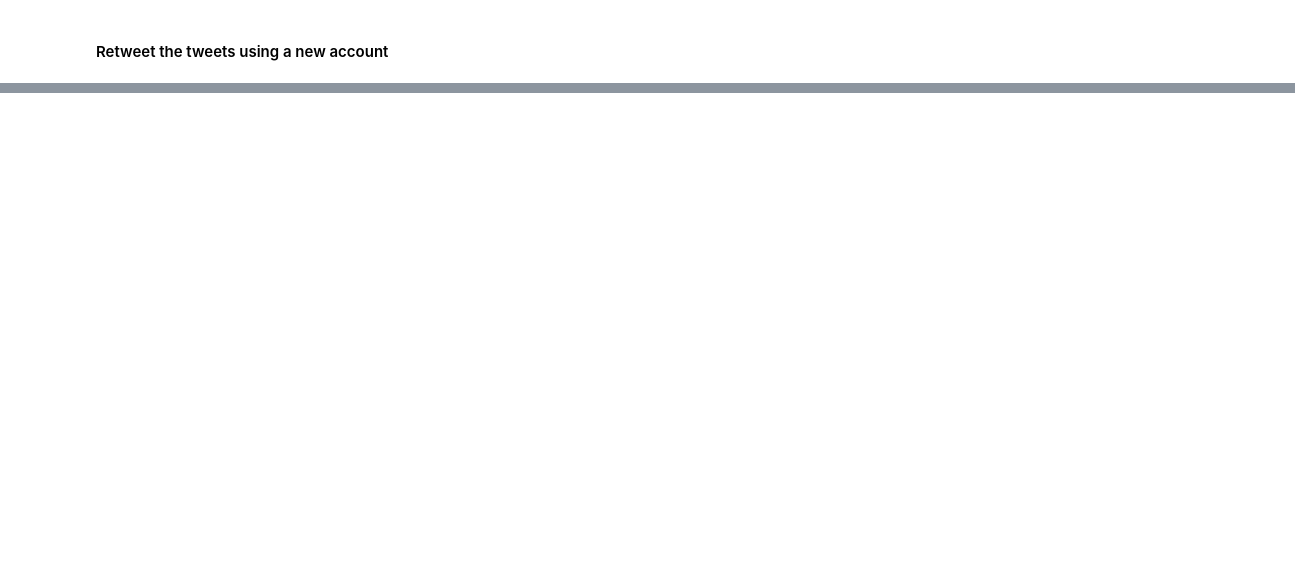
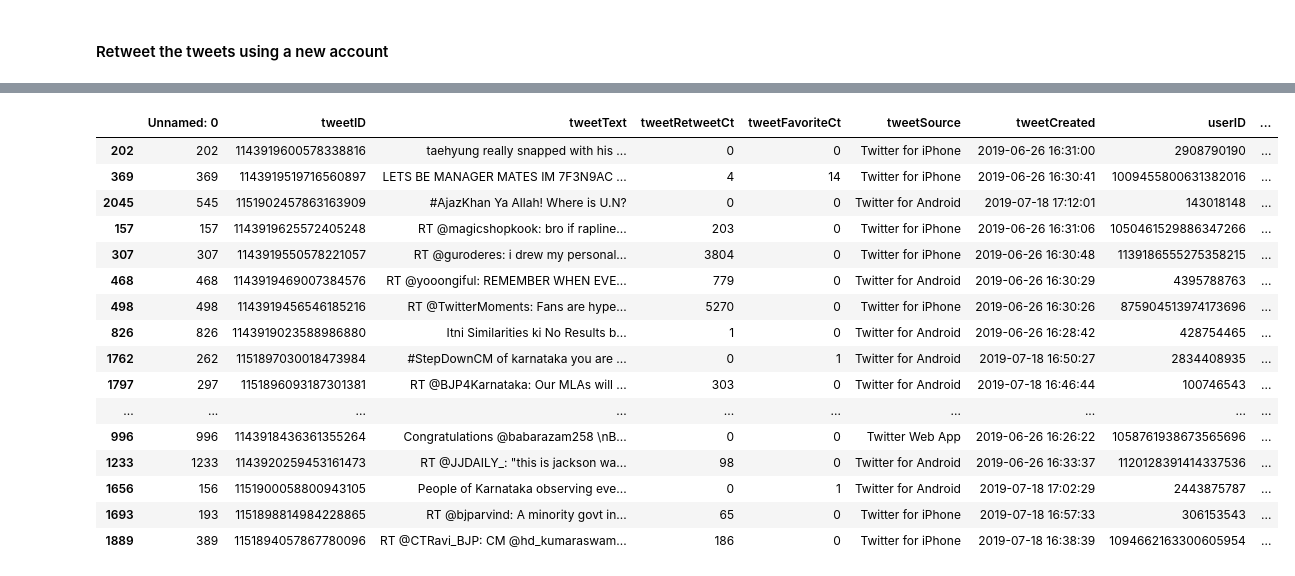
Before and after one commit to Akshaypatil7/Retweet-Analysis, a Jupyter notebook: Retweets Analysis.ipynb, the cells around one changed output, grey strips where cells are left out. Cells and saved outputs as stored; diff of their text form; code cells hidden in the pictures; blank space fills up the shorter version.

```diff
--- a/Retweets Analysis.ipynb
+++ b/Retweets Analysis.ipynb
@@ -504,3 +512,8 @@ array([1143919599349641216, 1143919536837713921, 1143919503807397888,
        1143918436361355264, 1143920259453161473, 1151900058800943105,
        1151898814984228865, 1151894057867780096, 1151903499564851201,
        1151899121344638976], dtype=int64)
+# %%
+# list of tweetid that have been retweeted
+s = [1143919600578338816, 1143919519716560897, 1151902457863163909, 1143919625572405248, 1143919550578221057, 1143919469007384576, 1143919456546185216, 1143919023588986880, 1151897030018473984,
+    1151896093187301381, 1151893913780625408, 1151902254116376576, 1143919511533260800, 1143919245904007168, 1151900509680197633, 1151893485999419392, 1143919599349641216, 1143919536837713921, 1143919503807397888,
+    1143918436361355264, 1143920259453161473, 1151900058800943105, 1151898814984228865, 1151894057867780096]
@@ -529,0 +541,25 @@ Status(_api=<tweepy.api.API object at 0x...>, _json={'created_at': 'Sun Jul 21 0
+# %%
+my_tweets = pd.DataFrame()
+for i in s:
+    t= dataset[dataset['tweetID']==i]
+    my_tweets = my_tweets.append(t)
+# %%
+my_tweets
+# %% [output]
+|  | Unnamed: 0 | tweetID | tweetText | tweetRetweetCt | tweetFavoriteCt | tweetSource | tweetCreated | userID | ... |
+| 202 | 202 | 1143919600578338816 | taehyung really snapped with his ... | 0 | 0 | Twitter for iPhone | 2019-06-26 16:31:00 | 2908790190 | ... |
+| 369 | 369 | 1143919519716560897 | LETS BE MANAGER MATES IM 7F3N9AC ... | 4 | 14 | Twitter for iPhone | 2019-06-26 16:30:41 | 1009455800631382016 | ... |
+| 2045 | 545 | 1151902457863163909 | #AjazKhan Ya Allah! Where is U.N? | 0 | 0 | Twitter for Android | 2019-07-18 17:12:01 | 143018148 | ... |
+| 157 | 157 | 1143919625572405248 | RT @magicshopkook: bro if rapline... | 203 | 0 | Twitter for iPhone | 2019-06-26 16:31:06 | 1050461529886347266 | ... |
+| 307 | 307 | 1143919550578221057 | RT @guroderes: i drew my personal... | 3804 | 0 | Twitter for iPhone | 2019-06-26 16:30:48 | 1139186555275358215 | ... |
+| 468 | 468 | 1143919469007384576 | RT @yooongiful: REMEMBER WHEN EVE... | 779 | 0 | Twitter for Android | 2019-06-26 16:30:29 | 4395788763 | ... |
+| 498 | 498 | 1143919456546185216 | RT @TwitterMoments: Fans are hype... | 5270 | 0 | Twitter for iPhone | 2019-06-26 16:30:26 | 875904513974173696 | ... |
+| 826 | 826 | 1143919023588986880 | Itni Similarities ki No Results b... | 1 | 0 | Twitter for Android | 2019-06-26 16:28:42 | 428754465 | ... |
+| 1762 | 262 | 1151897030018473984 | #StepDownCM of karnataka you are ... | 0 | 1 | Twitter for Android | 2019-07-18 16:50:27 | 2834408935 | ... |
+| 1797 | 297 | 1151896093187301381 | RT @BJP4Karnataka: Our MLAs will ... | 303 | 0 | Twitter for Android | 2019-07-18 16:46:44 | 100746543 | ... |
+| ... | ... | ... | ... | ... | ... | ... | ... | ... | ... |
+| 996 | 996 | 1143918436361355264 | Congratulations @babarazam258 \nB... | 0 | 0 | Twitter Web App | 2019-06-26 16:26:22 | 1058761938673565696 | ... |
+| 1233 | 1233 | 1143920259453161473 | RT @JJDAILY_: "this is jackson wa... | 98 | 0 | Twitter for Android | 2019-06-26 16:33:37 | 1120128391414337536 | ... |
+| 1656 | 156 | 1151900058800943105 | People of Karnataka observing eve... | 0 | 1 | Twitter for Android | 2019-07-18 17:02:29 | 2443875787 | ... |
+| 1693 | 193 | 1151898814984228865 | RT @bjparvind: A minority govt in... | 65 | 0 | Twitter for iPhone | 2019-07-18 16:57:33 | 306153543 | ... |
+| 1889 | 389 | 1151894057867780096 | RT @CTRavi_BJP: CM @hd_kumaraswam... | 186 | 0 | Twitter for iPhone | 2019-07-18 16:38:39 | 1094662163300605954 | ... |
```
Also changed, not shown: parts of 29 cells of this notebook.
